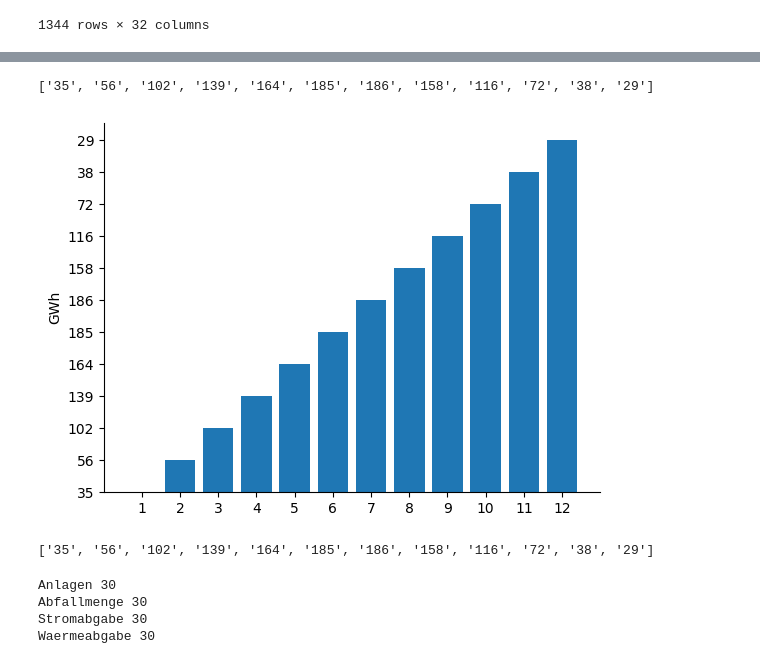
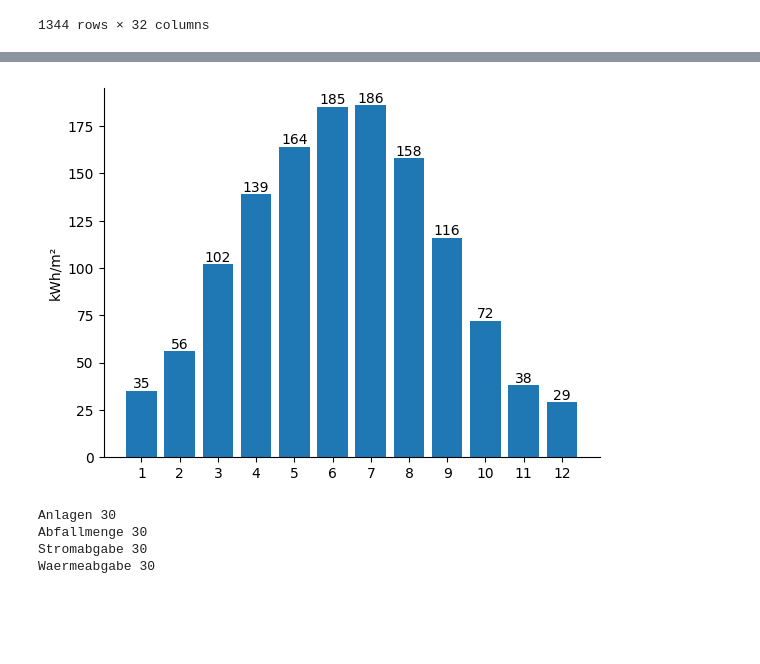
Before and after one commit to nrohrbach/Strahlung_Barchart, a Jupyter notebook: Strahlung_Barchart.ipynb, the cells around one changed output, grey strips where cells are left out. Saved outputs shown, nothing was run; the diff lists cells and outputs as text; code cells hidden in the pictures; blank space fills up the shorter version.

```diff
--- a/Strahlung_Barchart.ipynb
+++ b/Strahlung_Barchart.ipynb
@@ -37,7 +53,3 @@ dfTest
 #Fill array names. Add new year
 names = []
 names = [1, 2, 3, 4, 5, 6, 7, 8, 9, 10, 11, 12]
-# %%
-values
-# %% [output]
-['35', '56', '102', '139', '164', '185', '186', '158', '116', '72', '38', '29']
@@ -44,40 +61,39 @@ values
 # %%
 for Id in dfTest['RasterID']:
 
   values = []
   values = [
-  dfTest.loc[0, 'Globalstrahlung_Januar_kWhm2'],
+  int(dfTest.loc[0, 'Globalstrahlung_Januar_kWhm2']),
   dfTest.loc[0, 'Globalstrahlung_Februar_kWhm2'],
   dfTest.loc[0, 'Globalstrahlung_Maerz_kWhm2'],
   dfTest.loc[0, 'Globalstrahlung_April_kWhm2'],
   dfTest.loc[0, 'Globalstrahlung_Mai_kWhm2'],
   dfTest.loc[0, 'Globalstrahlung_Juni_kWhm2'],
   dfTest.loc[0, 'Globalstrahlung_Juli_kWhm2'],
   dfTest.loc[0, 'Globalstrahlung_August_kWhm2'],
   dfTest.loc[0, 'Globalstrahlung_September_kWhm2'],
   dfTest.loc[0, 'Globalstrahlung_Oktober_kWhm2'],
   dfTest.loc[0, 'Globalstrahlung_November_kWhm2'],
   dfTest.loc[0, 'Globalstrahlung_Dezember_kWhm2'],
   ]
 
   ax = plt.axes()
-  plt.bar(names, values)
+  bar = plt.bar(names, values)
   plt.xticks(names)
-  plt.ylabel('GWh')
+  plt.ylabel('kWh/m²')
 
   #Deaktiviert Rahmen oben und rechts
   ax.spines['top'].set_visible(False)
   ax.spines['right'].set_visible(False)
 
+  ax.bar_label(bar)
 
   plt.savefig('waerme_' + str(Id) + '.png', dpi=400, bbox_inches='tight',transparent=True)
   plt.show()
 # %% [output]
-[figure, old version]
+[figure, new version]
 # %%
 values
-# %% [output]
-['35', '56', '102', '139', '164', '185', '186', '158', '116', '72', '38', '29']
 # %%
     while i < 31:
         values =[]
```
Also changed, not shown: parts of 3 cells of this notebook.
